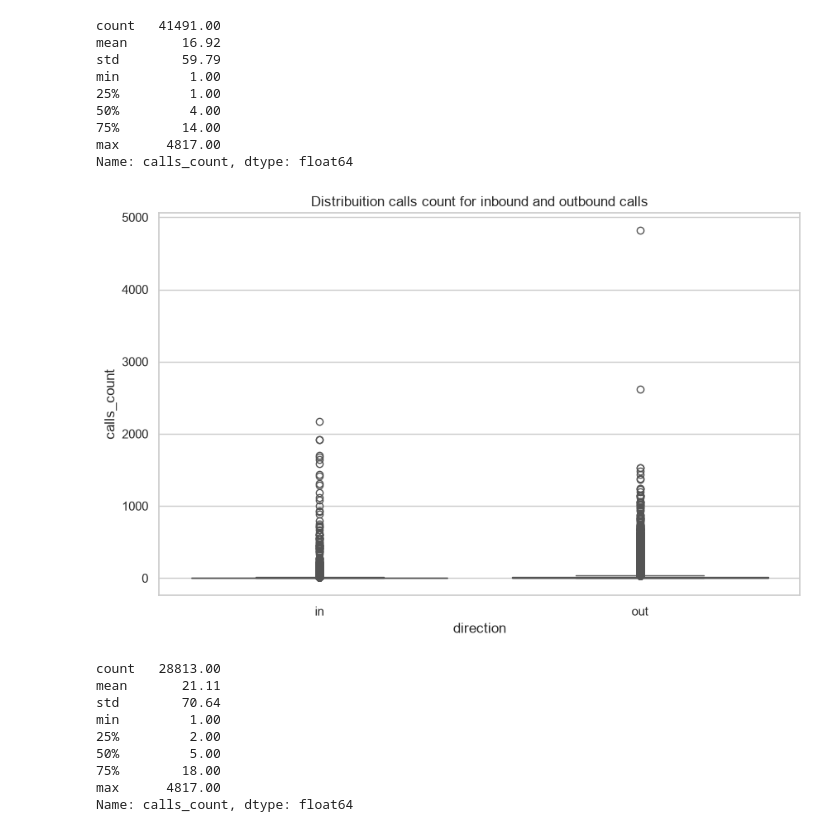
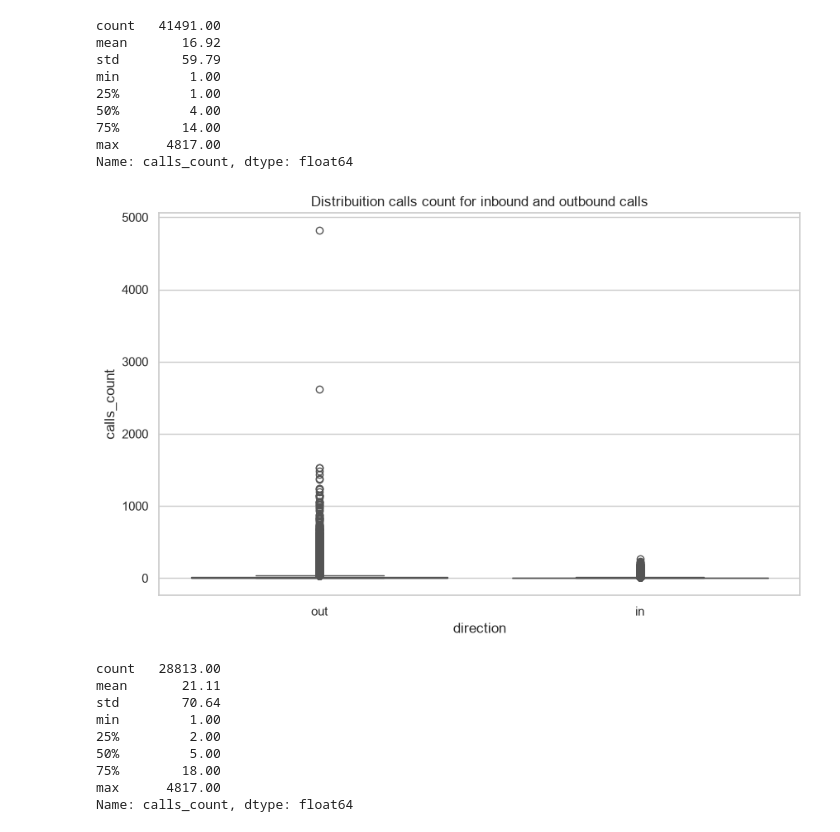
Before and after one commit to rodriguesbrian/tt14_call_me_maybe_project, a Jupyter notebook: notebook/analysis.ipynb, the cells around one changed output. Cells and saved outputs as stored; diff of their text form; code cells hidden in the pictures.

```diff
--- a/notebook/analysis.ipynb
+++ b/notebook/analysis.ipynb
@@ -430,14 +430,14 @@ Name: calls_count, dtype: float64
 # %%
 # criação boxplot para variável contínua
 sns.boxplot(
-    data=telecom,
+    data=telecom_ops,
     x='direction',
     y='calls_count'
 )
 plt.title('Distribuition calls count for inbound and outbound calls')
 plt.show()
 # %% [output]
-[figure, old version]
+[figure, new version]
 # %%
 # descoberta características contagem de chamadas para outbound
 telecom_ops[telecom_ops['direction'] == 'out']['calls_count'].describe()
```
Also changed, not shown: parts of 34 cells of this notebook.
